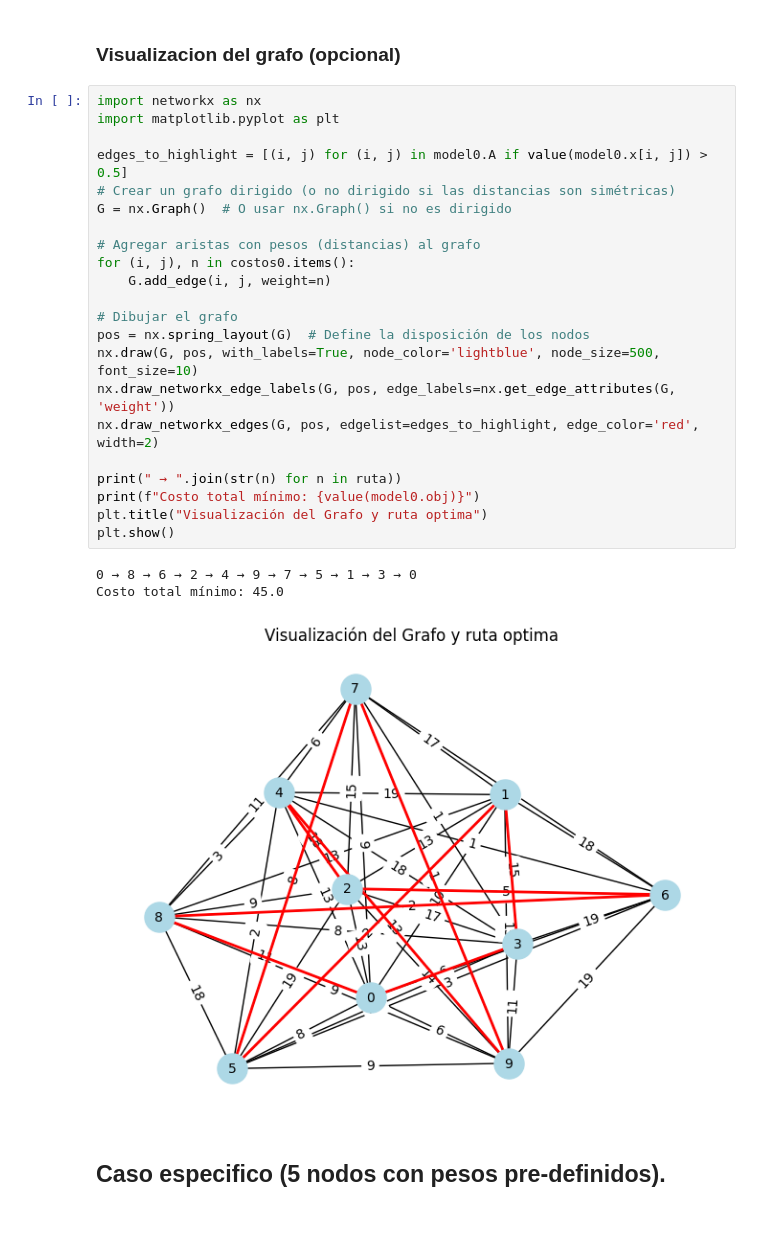
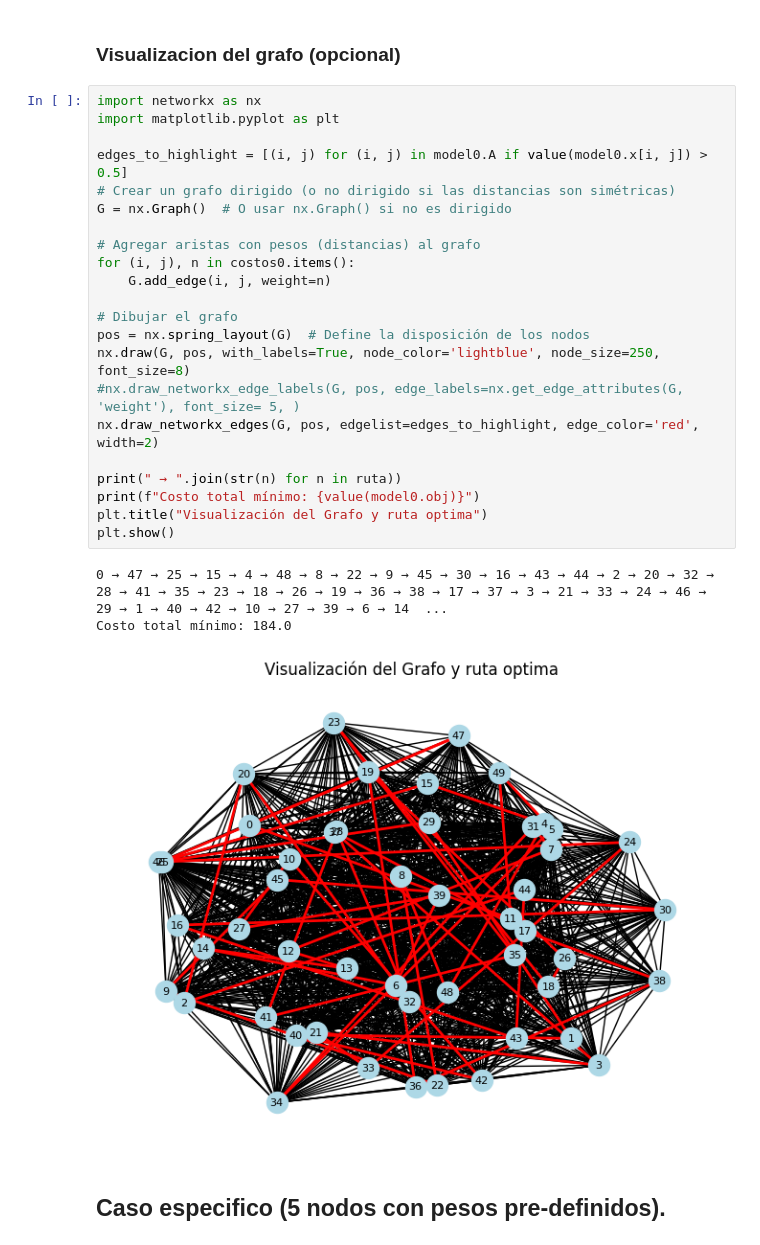
Before and after one commit to spalominor/UWorks, a Jupyter notebook: OH_Taller_2_Solucion_de_modelos_con_Pyomo.ipynb, the cells around one changed output. Drawn from its saved outputs; the diff is of its cells as text.

```diff
--- a/OH_Taller_2_Solucion_de_modelos_con_Pyomo.ipynb
+++ b/OH_Taller_2_Solucion_de_modelos_con_Pyomo.ipynb
@@ -151,29 +151,29 @@ Costo total mínimo: 45.0
 # %%
 import networkx as nx
 import matplotlib.pyplot as plt
 
 edges_to_highlight = [(i, j) for (i, j) in model0.A if value(model0.x[i, j]) > 0.5]
 # Crear un grafo dirigido (o no dirigido si las distancias son simétricas)
 G = nx.Graph()  # O usar nx.Graph() si no es dirigido
 
 # Agregar aristas con pesos (distancias) al grafo
 for (i, j), n in costos0.items():
     G.add_edge(i, j, weight=n)
 
 # Dibujar el grafo
 pos = nx.spring_layout(G)  # Define la disposición de los nodos
-nx.draw(G, pos, with_labels=True, node_color='lightblue', node_size=500, font_size=10)
-nx.draw_networkx_edge_labels(G, pos, edge_labels=nx.get_edge_attributes(G, 'weight'))
+nx.draw(G, pos, with_labels=True, node_color='lightblue', node_size=250, font_size=8)
+#nx.draw_networkx_edge_labels(G, pos, edge_labels=nx.get_edge_attributes(G, 'weight'), font_size= 5, )
 nx.draw_networkx_edges(G, pos, edgelist=edges_to_highlight, edge_color='red', width=2)
 
 print(" → ".join(str(n) for n in ruta))
 print(f"Costo total mínimo: {value(model0.obj)}")
 plt.title("Visualización del Grafo y ruta optima")
 plt.show()
 # %% [output]
-0 → 8 → 6 → 2 → 4 → 9 → 7 → 5 → 1 → 3 → 0
-Costo total mínimo: 45.0
+0 → 47 → 25 → 15 → 4 → 48 → 8 → 22 → 9 → 45 → 30 → 16 → 43 → 44 → 2 → 20 → 32 → 28 → 41 → 35 → 23 → 18 → 26 → 19 → 36 → 38 → 17 → 37 → 3 → 21 → 33 → 24 → 46 → 29 → 1 → 40 → 42 → 10 → 27 → 39 → 6 → 14  ...
+Costo total mínimo: 184.0
-[figure, old version]
+[figure, new version]
 # %% [markdown]
 ## Caso especifico (5 nodos con pesos pre-definidos).
 # %%
```
Also changed, not shown: parts of 3 cells of this notebook.
